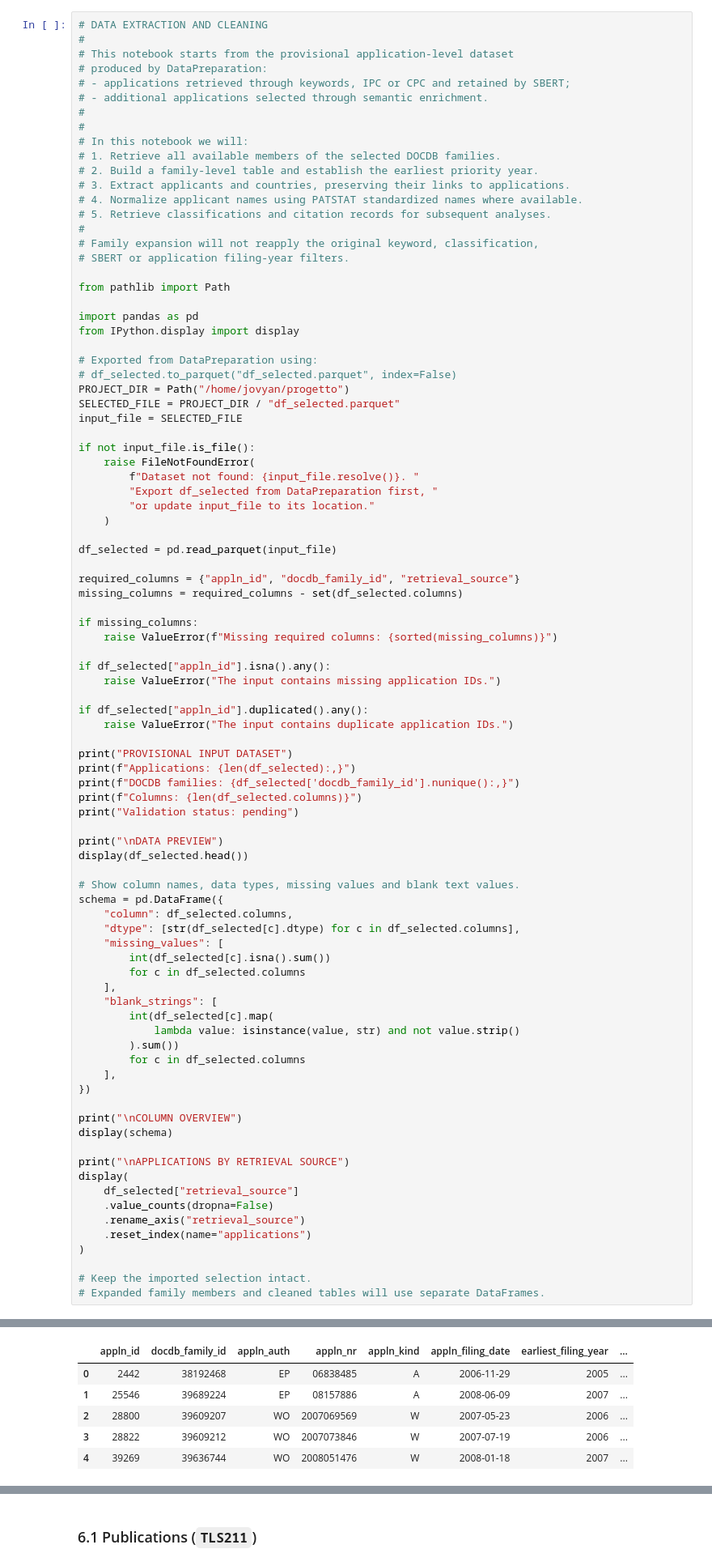
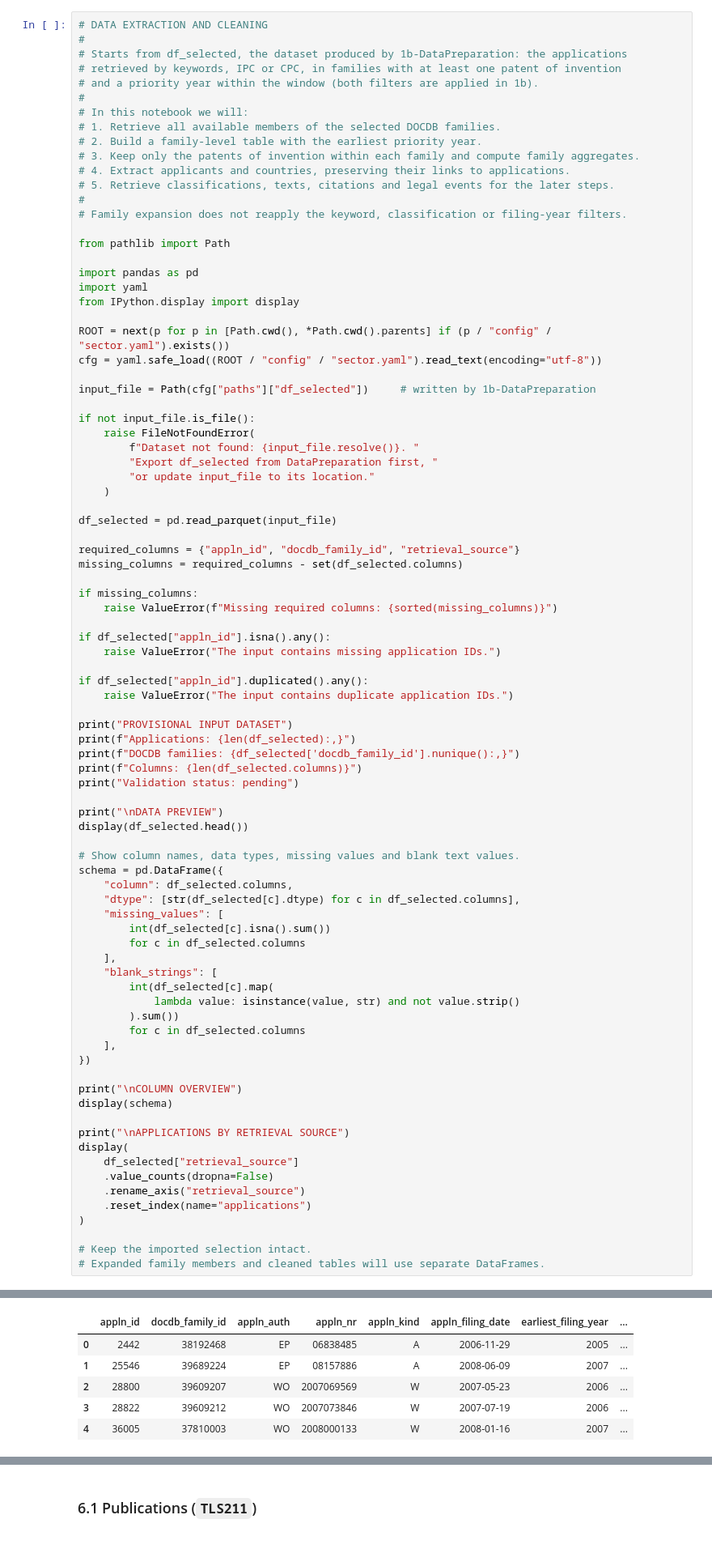
Before and after one commit to RikyPoz/flying-drones-patent-analytics, a Jupyter notebook: Step0/3-DataExtractionAndCleaning.ipynb, the cells around one changed output, grey strips where cells are left out. Shown at 81% size. Cells and saved outputs as stored; diff of their text form.

```diff
--- a/Step0/3-DataExtractionAndCleaning.ipynb
+++ b/Step0/3-DataExtractionAndCleaning.ipynb
@@ -1,32 +1,29 @@
 # %%
 # DATA EXTRACTION AND CLEANING
 #
-# This notebook starts from the provisional application-level dataset
-# produced by DataPreparation:
-# - applications retrieved through keywords, IPC or CPC and retained by SBERT;
-# - additional applications selected through semantic enrichment.
-#
+# Starts from df_selected, the dataset produced by 1b-DataPreparation: the applications
+# retrieved by keywords, IPC or CPC, in families with at least one patent of invention
+# and a priority year within the window (both filters are applied in 1b).
 #
 # In this notebook we will:
 # 1. Retrieve all available members of the selected DOCDB families.
-# 2. Build a family-level table and establish the earliest priority year.
-# 3. Extract applicants and countries, preserving their links to applications.
-# 4. Normalize applicant names using PATSTAT standardized names where available.
-# 5. Retrieve classifications and citation records for subsequent analyses.
+# 2. Build a family-level table with the earliest priority year.
+# 3. Keep only the patents of invention within each family and compute family aggregates.
+# 4. Extract applicants and countries, preserving their links to applications.
+# 5. Retrieve classifications, texts, citations and legal events for the later steps.
 #
-# Family expansion will not reapply the original keyword, classification,
-# SBERT or application filing-year filters.
+# Family expansion does not reapply the keyword, classification or filing-year filters.
 
 from pathlib import Path
 
 import pandas as pd
+import yaml
 from IPython.display import display
 
-# Exported from DataPreparation using:
-# df_selected.to_parquet("df_selected.parquet", index=False)
-PROJECT_DIR = Path("/home/jovyan/progetto")
-SELECTED_FILE = PROJECT_DIR / "df_selected.parquet"
-input_file = SELECTED_FILE
+ROOT = next(p for p in [Path.cwd(), *Path.cwd().parents] if (p / "config" / "sector.yaml").exists())
+cfg = yaml.safe_load((ROOT / "config" / "sector.yaml").read_text(encoding="utf-8"))
+
+input_file = Path(cfg["paths"]["df_selected"])     # written by 1b-DataPreparation
 
 if not input_file.is_file():
     raise FileNotFoundError(
@@ -94,13 +91,13 @@ DOCDB families: 168,664
 Columns: 12
 Validation status: pending
 
 DATA PREVIEW
 |  | appln_id | docdb_family_id | appln_auth | appln_nr | appln_kind | appln_filing_date | earliest_filing_year | ... |
 | 0 | 2442 | 38192468 | EP | 06838485 | A | 2006-11-29 | 2005 | ... |
 | 1 | 25546 | 39689224 | EP | 08157886 | A | 2008-06-09 | 2007 | ... |
 | 2 | 28800 | 39609207 | WO | 2007069569 | W | 2007-05-23 | 2006 | ... |
 | 3 | 28822 | 39609212 | WO | 2007073846 | W | 2007-07-19 | 2006 | ... |
-| 4 | 39269 | 39636744 | WO | 2008051476 | W | 2008-01-18 | 2007 | ... |
+| 4 | 36005 | 37810003 | WO | 2008000133 | W | 2008-01-16 | 2007 | ... |
 COLUMN OVERVIEW
 |  | column | dtype | missing_values | blank_strings |
 | 0 | appln_id | int64 | 0 | 0 |
```
Also changed, not shown: parts of 25 cells of this notebook, 8 other files.
